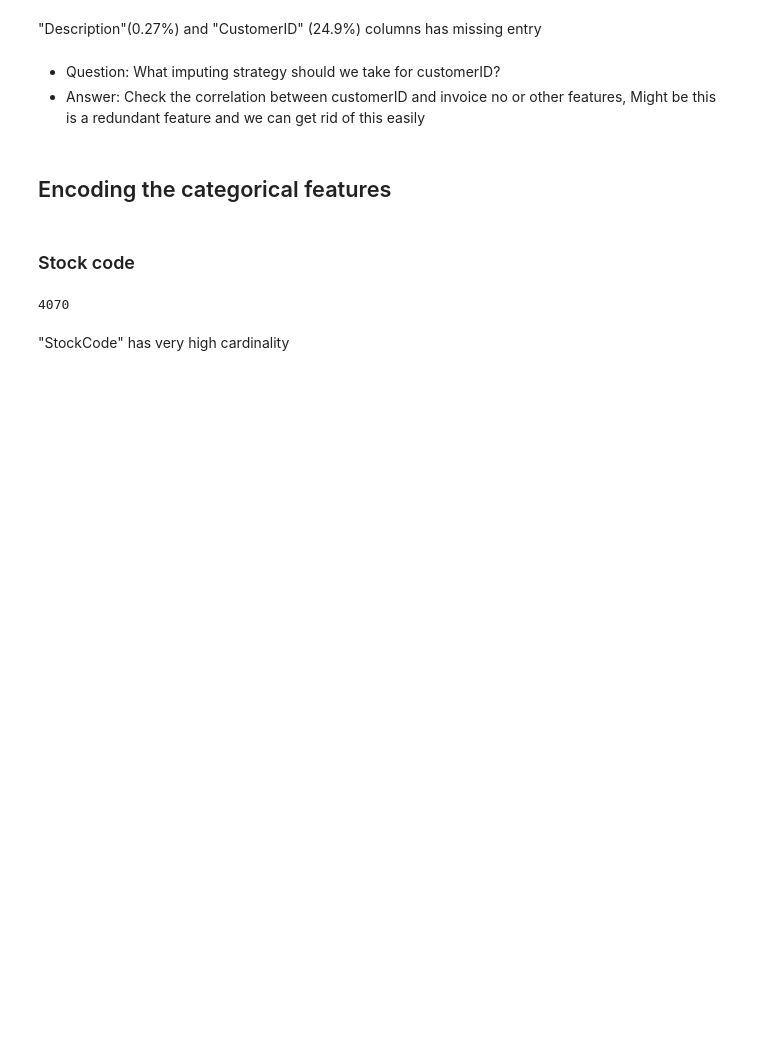
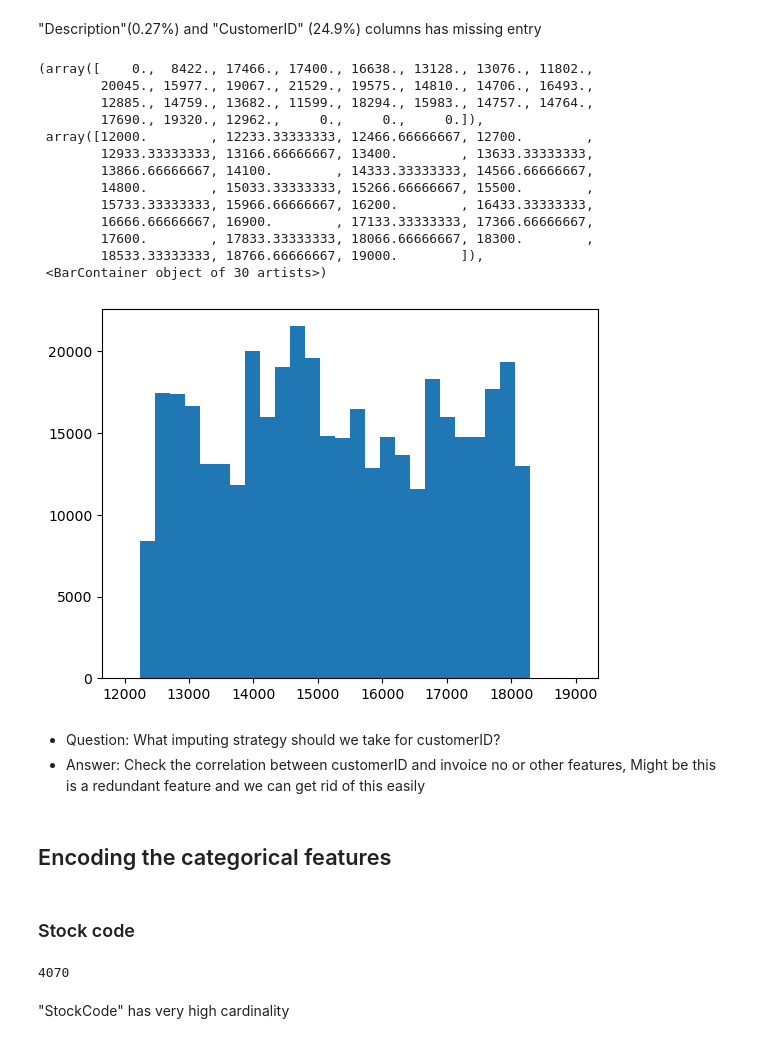
Before and after one commit to soumenhalder/ML, a Jupyter notebook: clustering/online_retail.ipynb, the cells around one changed output. Drawn from its saved outputs; the diff is of its cells as text; code cells hidden in the pictures; blank space fills up the shorter version.

```diff
--- a/clustering/online_retail.ipynb
+++ b/clustering/online_retail.ipynb
@@ -83,5 +83,23 @@ df["Description"].isna().sum()/df.shape[0], df["CustomerID"].isna().sum()/df.sha
 # %% [markdown]
 "Description"(0.27%) and "CustomerID" (24.9%) columns has missing entry
+# %%
+plt.hist(df['CustomerID'].to_numpy(), bins=30, range=(12000, 19000))
+#plt.show()
+# %% [output]
+(array([    0.,  8422., 17466., 17400., 16638., 13128., 13076., 11802.,
+        20045., 15977., 19067., 21529., 19575., 14810., 14706., 16493.,
+        12885., 14759., 13682., 11599., 18294., 15983., 14757., 14764.,
+        17690., 19320., 12962.,     0.,     0.,     0.]),
+ array([12000.        , 12233.33333333, 12466.66666667, 12700.        ,
+        12933.33333333, 13166.66666667, 13400.        , 13633.33333333,
+        13866.66666667, 14100.        , 14333.33333333, 14566.66666667,
+        14800.        , 15033.33333333, 15266.66666667, 15500.        ,
+        15733.33333333, 15966.66666667, 16200.        , 16433.33333333,
+        16666.66666667, 16900.        , 17133.33333333, 17366.66666667,
+        17600.        , 17833.33333333, 18066.66666667, 18300.        ,
+        18533.33333333, 18766.66666667, 19000.        ]),
+ <BarContainer object of 30 artists>)
+[figure, added]
 # %% [markdown]
 * Question: What imputing strategy should we take for customerID?
 * Answer: Check the correlation between customerID and invoice no or other features, Might be this is a redundant feature and we can get rid of this easily
```
Also changed, not shown: parts of 22 cells of this notebook, 1 other file.
